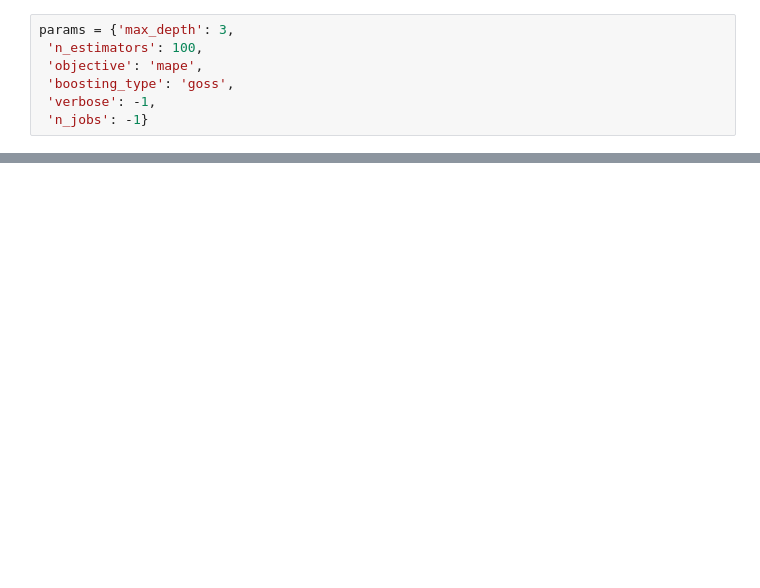
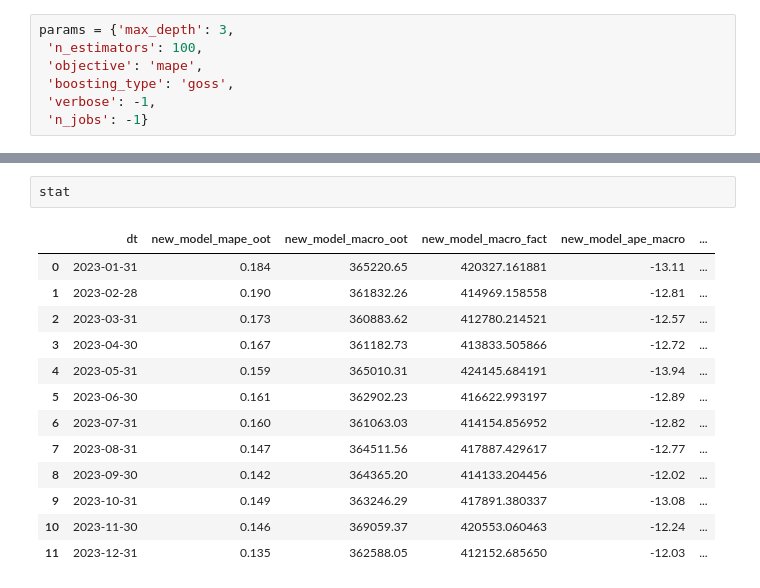
Before and after one commit to VityaShevcov/pearl_one, a Jupyter notebook: code_continue_learning.ipynb, the cells around one changed output, grey strips where cells are left out. Drawn from its saved outputs; the diff is of its cells as text; blank space fills up the shorter version.

```diff
--- a/code_continue_learning.ipynb
+++ b/code_continue_learning.ipynb
@@ -548,0 +571,16 @@ rez
+# %%
+stat
+# %% [output]
+|  | dt | new_model_mape_oot | new_model_macro_oot | new_model_macro_fact | new_model_ape_macro | ... |
+| 0 | 2023-01-31 | 0.184 | 365220.65 | 420327.161881 | -13.11 | ... |
+| 1 | 2023-02-28 | 0.190 | 361832.26 | 414969.158558 | -12.81 | ... |
+| 2 | 2023-03-31 | 0.173 | 360883.62 | 412780.214521 | -12.57 | ... |
+| 3 | 2023-04-30 | 0.167 | 361182.73 | 413833.505866 | -12.72 | ... |
+| 4 | 2023-05-31 | 0.159 | 365010.31 | 424145.684191 | -13.94 | ... |
+| 5 | 2023-06-30 | 0.161 | 362902.23 | 416622.993197 | -12.89 | ... |
+| 6 | 2023-07-31 | 0.160 | 361063.03 | 414154.856952 | -12.82 | ... |
+| 7 | 2023-08-31 | 0.147 | 364511.56 | 417887.429617 | -12.77 | ... |
+| 8 | 2023-09-30 | 0.142 | 364365.20 | 414133.204456 | -12.02 | ... |
+| 9 | 2023-10-31 | 0.149 | 363246.29 | 417891.380337 | -13.08 | ... |
+| 10 | 2023-11-30 | 0.146 | 369059.37 | 420553.060463 | -12.24 | ... |
+| 11 | 2023-12-31 | 0.135 | 362588.05 | 412152.685650 | -12.03 | ... |
```
Also changed, not shown: parts of 9 cells of this notebook, 4 other files.
